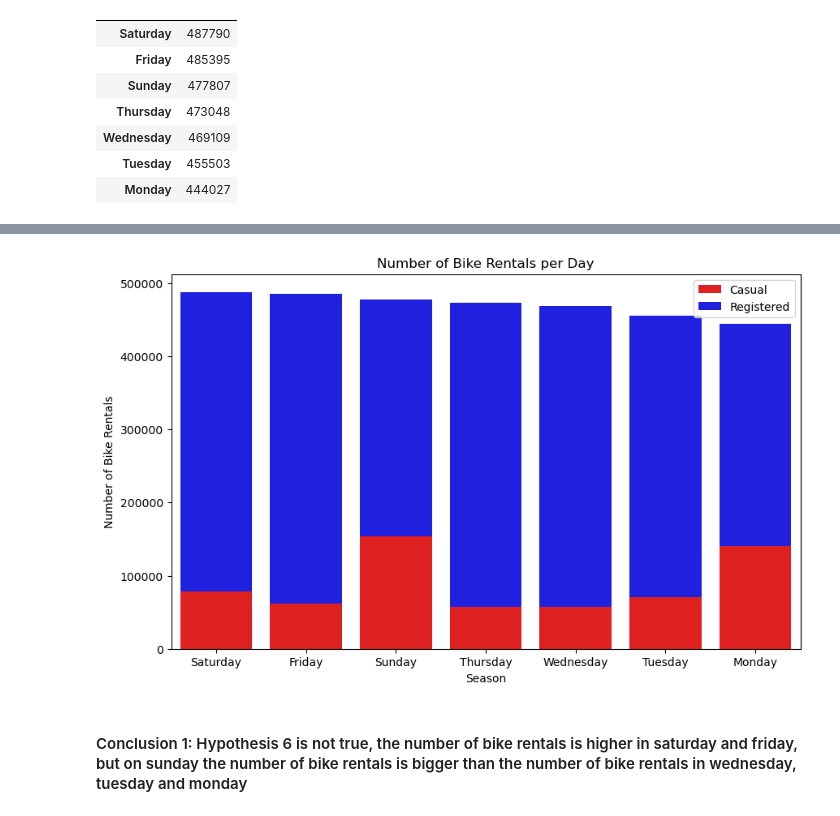
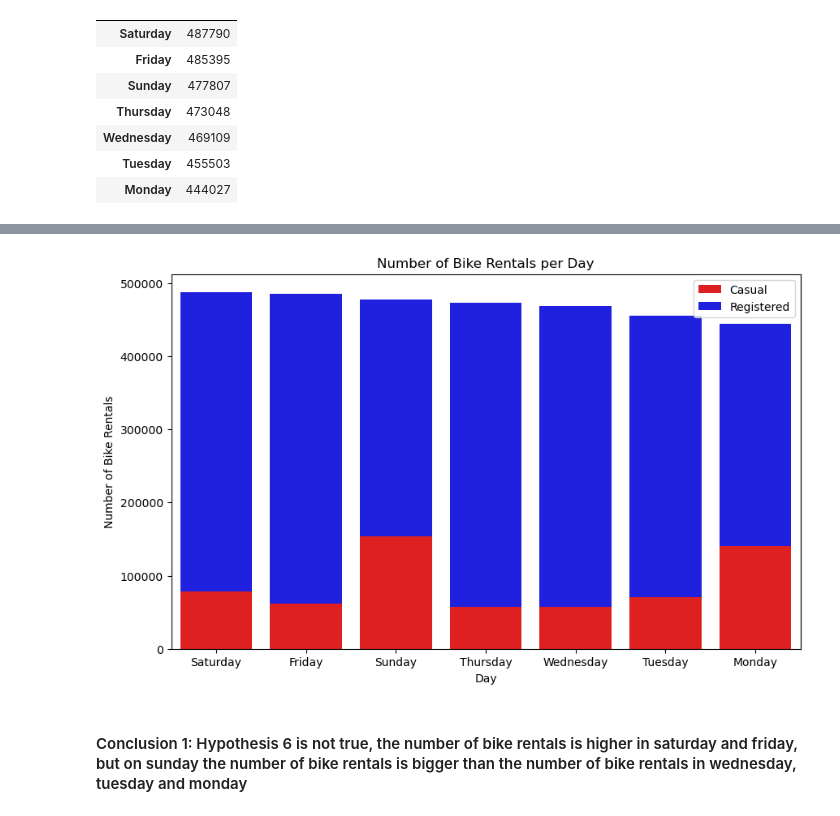
Before and after one commit to MaxLopezSalgado/capital_bike_sharing, a Jupyter notebook: eda/eda.ipynb, the cells around one changed output, grey strips where cells are left out. Saved outputs shown, nothing was run; the diff lists cells and outputs as text; code cells hidden in the pictures.

Commit message:
improoved code format and created plots for hypothesis 7,8 and 9

```diff
--- a/eda/eda.ipynb
+++ b/eda/eda.ipynb
@@ -303,22 +303,22 @@ rentals_per_day_df
 # %%
 # Create a bar plot for the casual users
 plt.figure(figsize=(10, 6))
 sns.barplot(x=rentals_per_day_df.index, y=rentals_per_day_df['casual_user'], color='red', label='Casual')
 
 # Create a bar plot for the registered users on top of the casual users
 sns.barplot(x=rentals_per_day_df.index, y=rentals_per_day_df['registered_user'], color='blue', bottom=rentals_per_day_df['casual_user'], label='Registered')
 
 # Adjust the y-axis tick labels to display the actual numbers without scientific notation
 plt.ticklabel_format(style='plain', axis='y')
 
 plt.title('Number of Bike Rentals per Day')
-plt.xlabel('Season')
+plt.xlabel('Day')
 plt.ylabel('Number of Bike Rentals')
 plt.legend()
 
 plt.show()
 # %% [output]
-[figure, old version]
+[figure, new version]
 # %% [markdown]
 #### Conclusion 1: Hypothesis 6 is not true, the number of bike rentals is higher in saturday and friday, but on sunday the number of bike rentals is bigger than the number of bike rentals in wednesday, tuesday and monday
 # %% [markdown]
```
Also changed, not shown: parts of 32 cells of this notebook.
